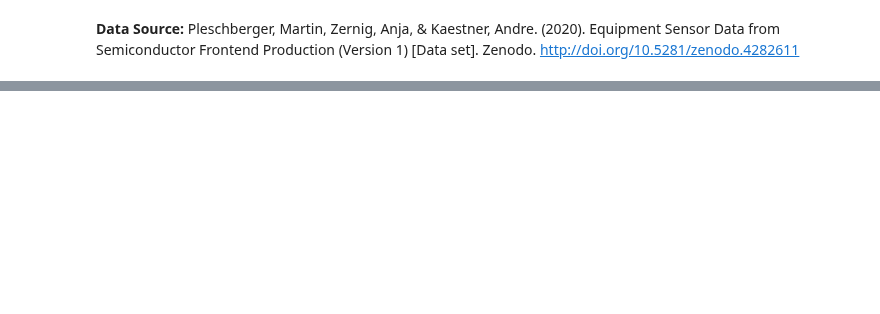
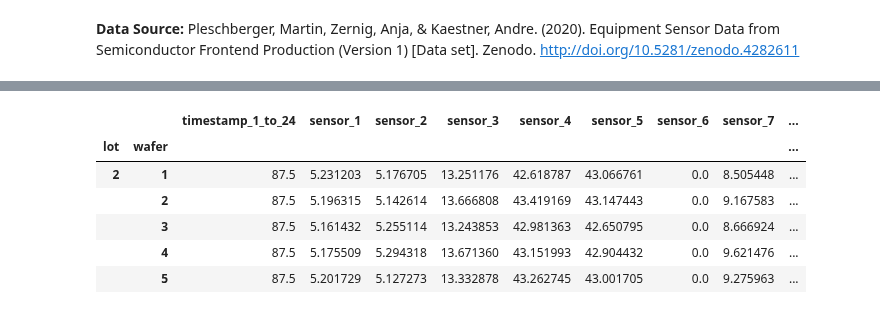
Before and after one commit to divtummala/springboard, a Jupyter notebook: Capstone/EquipmentDataFinal/semiTool.ipynb, the cells around one changed output, grey strips where cells are left out. Saved outputs shown, nothing was run; the diff lists cells and outputs as text; code cells hidden in the pictures; blank space fills up the shorter version.

```diff
--- a/Capstone/EquipmentDataFinal/semiTool.ipynb
+++ b/Capstone/EquipmentDataFinal/semiTool.ipynb
@@ -20,0 +58,10 @@ response = pd.read_csv('response.csv', sep=';')
+# %%
+data.head()
+# %% [output]
+|  |  | timestamp_1_to_24 | sensor_1 | sensor_2 | sensor_3 | sensor_4 | sensor_5 | sensor_6 | sensor_7 | ... |
+| lot | wafer |  |  |  |  |  |  |  |  | ... |
+| 2 | 1 | 87.5 | 5.231203 | 5.176705 | 13.251176 | 42.618787 | 43.066761 | 0.0 | 8.505448 | ... |
+|  | 2 | 87.5 | 5.196315 | 5.142614 | 13.666808 | 43.419169 | 43.147443 | 0.0 | 9.167583 | ... |
+|  | 3 | 87.5 | 5.161432 | 5.255114 | 13.243853 | 42.981363 | 42.650795 | 0.0 | 8.666924 | ... |
+|  | 4 | 87.5 | 5.175509 | 5.294318 | 13.671360 | 43.151993 | 42.904432 | 0.0 | 9.621476 | ... |
+|  | 5 | 87.5 | 5.201729 | 5.127273 | 13.332878 | 43.262745 | 43.001705 | 0.0 | 9.275963 | ... |
```
Also changed, not shown: parts of 15 cells of this notebook.
